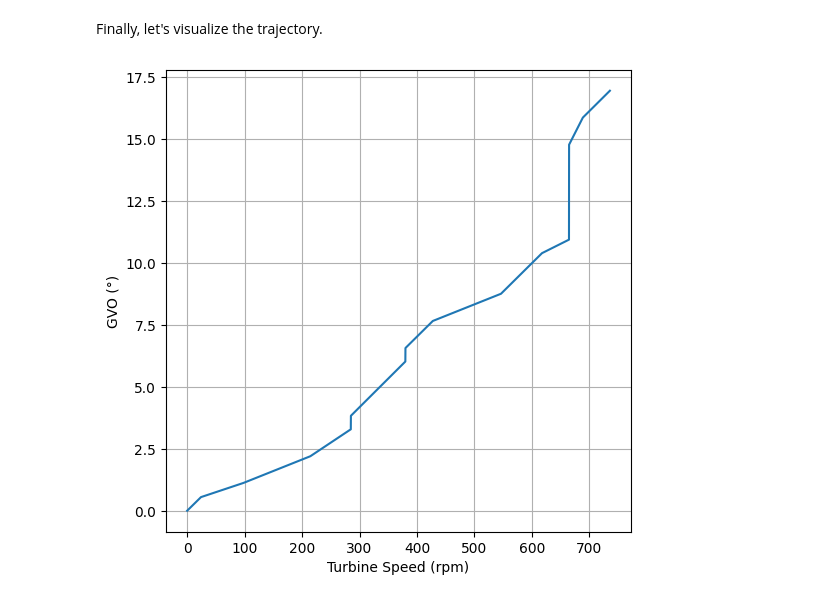
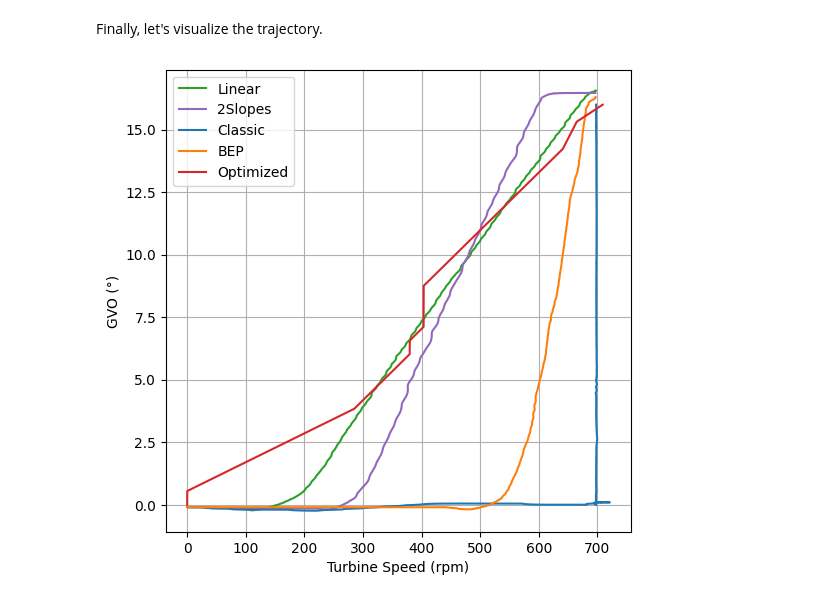
Before and after one commit to till-m/hydropower-fatigue-damage-reduction, a Jupyter notebook: demo.ipynb, the cells around one changed output. Drawn from its saved outputs; the diff is of its cells as text; code cells hidden in the pictures.

Commit message:
Update notebook to allow running on CPU, update plot

```diff
--- a/demo.ipynb
+++ b/demo.ipynb
@@ -176,12 +175,50 @@ parent, cost, final_trajectory, final_stress = res
 # %% [markdown]
 Finally, let's visualize the trajectory.
 # %%
+def find_t_end(sequence, a, b):
+    # Finds the endpoint, to not include the shut-down of the turbine in the plot
+    x1, x2 = sequence[:, 0], sequence[:, 1]
+
+    condition1 = x1 > a  # Check for high speed
+    condition2 = x2 > b  # Check for high GVO
+
+    # Combine the conditions for all valid t
+    valid_indices = np.where(condition1[:-1] & condition2[:-1])[0]
+
+    # Return the first valid index or None if no such index exists
+    return valid_indices[0] if valid_indices.size > 0 else None
+
+colours_ = {
+    'Classic': 'C0',
+    'Linear': 'C2',
+    '2Slopes': 'C4',
+    'BEP': 'C1',
+    'Optimized': 'C3'
+}
+
 ctrl_std = np.sqrt(ctrl_var.values)
 
 fig, axs = plt.subplots(1, 1, figsize=(6,6))
-axs.plot(final_trajectory[0, :, 0] * ctrl_std[0], final_trajectory[0, :, 1] * ctrl_std[1])
+for set_ in [datamodule.train_dset, datamodule.val_dset]:
+    for i in range(len(set_)):
+        meta, data = set_.get_item_for_plot(i)
+        X_, _ = data
+        X_ = X_[:, :2] * ctrl_std[:2]
+        for key in colours_:
+            if key in meta[0]:
+                c = colours_[key]
+                break
+        t_end = find_t_end(X_, a=697, b=16.)
+        axs.plot(X_[:t_end, 0], X_[:t_end, 1], c, label=key)
+
+
+final_trajectory_scaled = final_trajectory[0, :, :2] * ctrl_std[:2]
+t_end = find_t_end(final_trajectory_scaled, a=697, b=16.)
+axs.plot(final_trajectory_scaled[:t_end, 0], final_trajectory_scaled[:t_end, 1], colours_['Optimized'], label='Optimized')
+
 axs.set_xlabel('Turbine Speed (rpm)')
 axs.set_ylabel('GVO (°)')
+axs.legend(loc='best')
 axs.grid(True)
 # %% [output]
-[figure, old version]
+[figure, new version]
```
Also changed, not shown: parts of 4 cells of this notebook, 5 other files.
